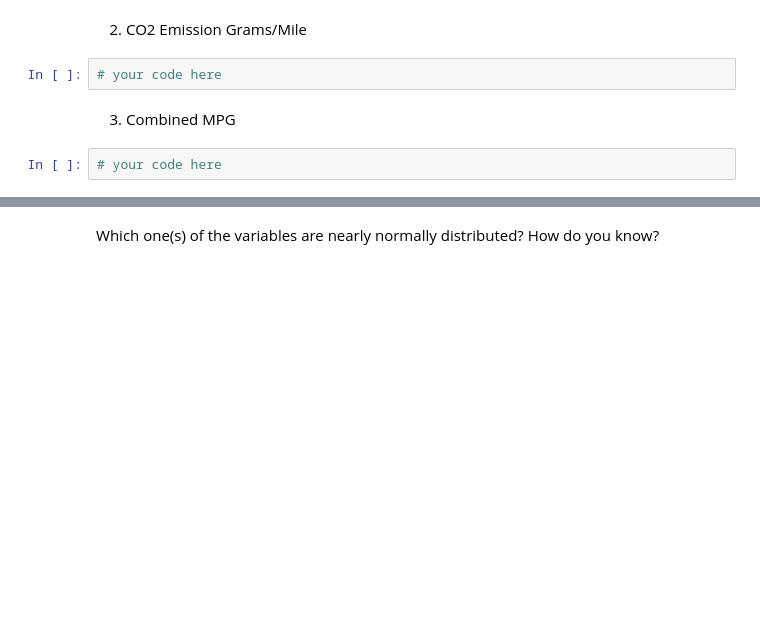
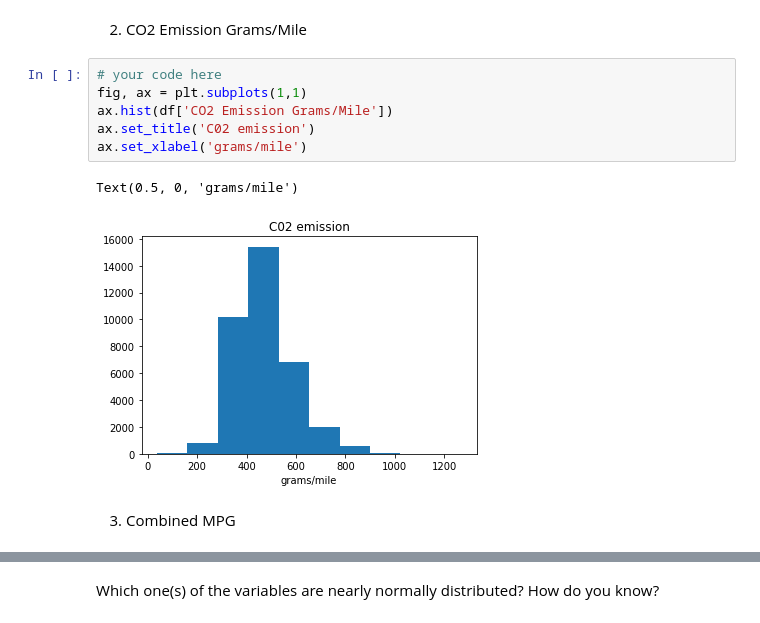
Before and after one commit to 4thSword/datamad0819, a Jupyter notebook: module-2/lab-continuous-probability-distribution/your-code/main.ipynb, the cells around one changed output, grey strips where cells are left out. Saved outputs shown, nothing was run; the diff lists cells and outputs as text; blank space fills up the shorter version.

```diff
--- a/module-2/lab-continuous-probability-distribution/your-code/main.ipynb
+++ b/module-2/lab-continuous-probability-distribution/your-code/main.ipynb
@@ -103,8 +127,13 @@ Then plot the histograms for the following variables:
 # %% [markdown]
 2. CO2 Emission Grams/Mile
-# %%
-# your code here
+# %%
+# your code here
+fig, ax = plt.subplots(1,1)
+ax.hist(df['CO2 Emission Grams/Mile'])
+ax.set_title('C02 emission')
+ax.set_xlabel('grams/mile')
+# %% [output]
+Text(0.5, 0, 'grams/mile')
+[figure, added]
 # %% [markdown]
 3. Combined MPG
-# %%
-# your code here
```
Also changed, not shown: parts of 10 cells of this notebook.
